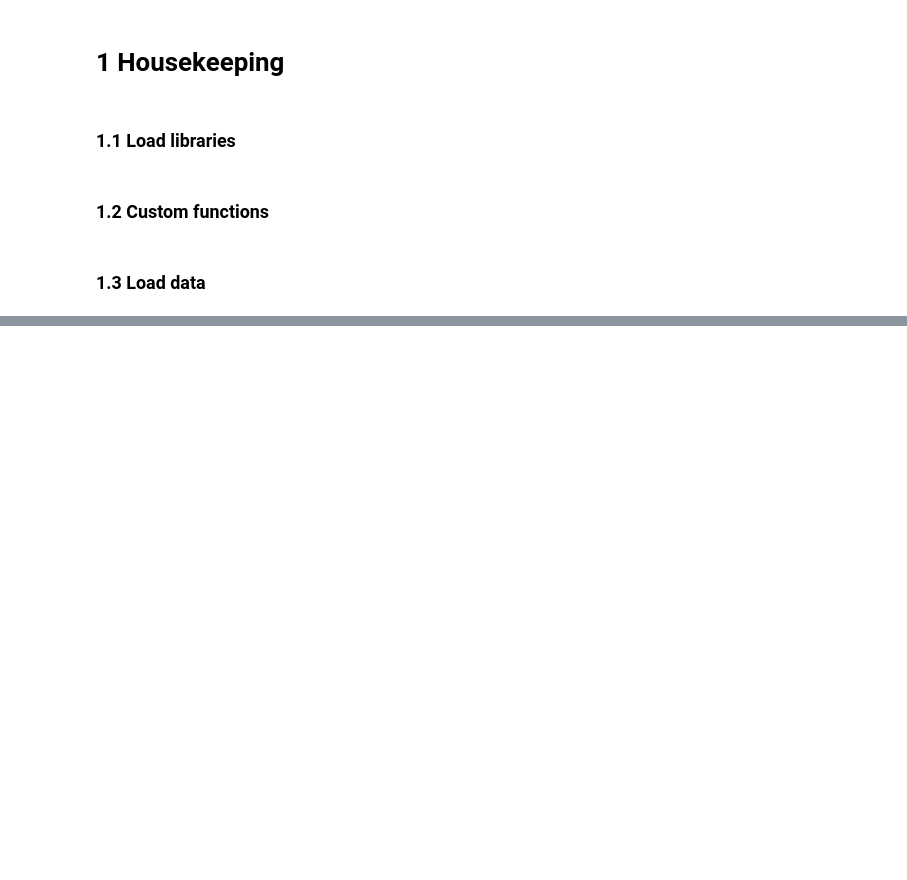
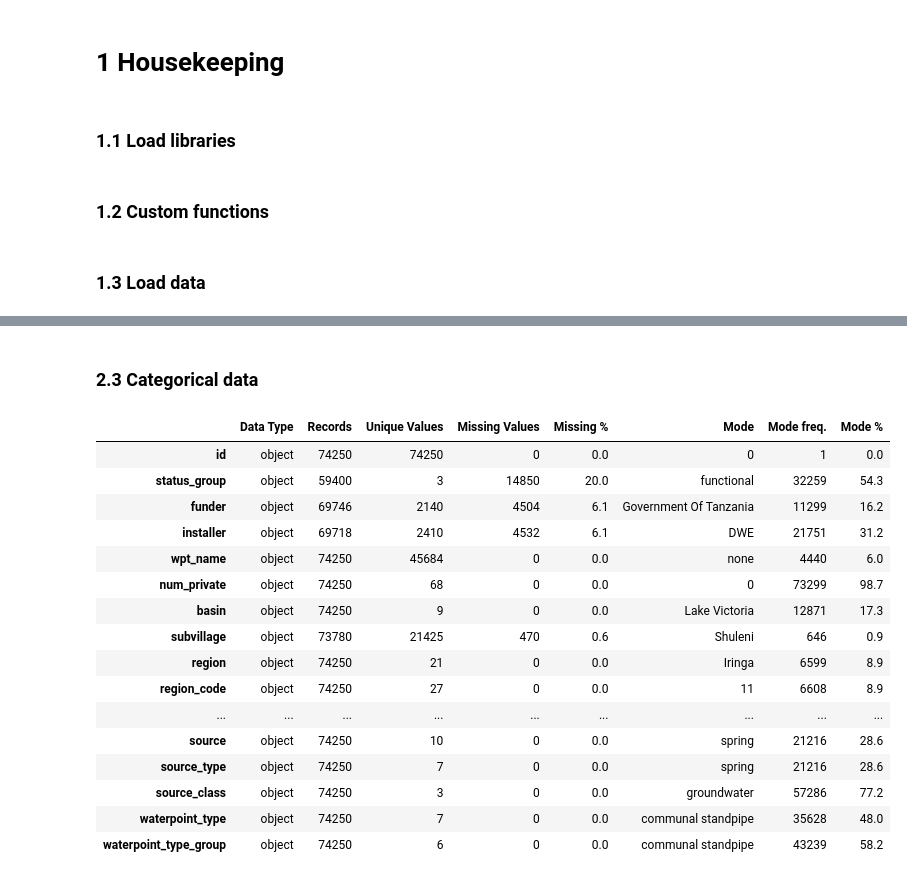
Before and after one commit to BrendaLoznik/waterpumps, a Jupyter notebook: EDA.ipynb, the cells around one changed output, grey strips where cells are left out. Saved outputs shown, nothing was run; the diff lists cells and outputs as text; code cells hidden in the pictures; blank space fills up the shorter version.

```diff
--- a/EDA.ipynb
+++ b/EDA.ipynb
@@ -265,0 +337,23 @@ def duplicate_checker(df):
+# %% [markdown]
+### 2.3 Categorical data
+# %%
+categorical_dqr = categorical_dqr(raw)
+categorical_dqr
+# %% [output]
+|  | Data Type | Records | Unique Values | Missing Values | Missing % | Mode | Mode freq. | Mode % |
+| id | object | 74250 | 74250 | 0 | 0.0 | 0 | 1 | 0.0 |
+| status_group | object | 59400 | 3 | 14850 | 20.0 | functional | 32259 | 54.3 |
+| funder | object | 69746 | 2140 | 4504 | 6.1 | Government Of Tanzania | 11299 | 16.2 |
+| installer | object | 69718 | 2410 | 4532 | 6.1 | DWE | 21751 | 31.2 |
+| wpt_name | object | 74250 | 45684 | 0 | 0.0 | none | 4440 | 6.0 |
+| num_private | object | 74250 | 68 | 0 | 0.0 | 0 | 73299 | 98.7 |
+| basin | object | 74250 | 9 | 0 | 0.0 | Lake Victoria | 12871 | 17.3 |
+| subvillage | object | 73780 | 21425 | 470 | 0.6 | Shuleni | 646 | 0.9 |
+| region | object | 74250 | 21 | 0 | 0.0 | Iringa | 6599 | 8.9 |
+| region_code | object | 74250 | 27 | 0 | 0.0 | 11 | 6608 | 8.9 |
+| ... | ... | ... | ... | ... | ... | ... | ... | ... |
+| source | object | 74250 | 10 | 0 | 0.0 | spring | 21216 | 28.6 |
+| source_type | object | 74250 | 7 | 0 | 0.0 | spring | 21216 | 28.6 |
+| source_class | object | 74250 | 3 | 0 | 0.0 | groundwater | 57286 | 77.2 |
+| waterpoint_type | object | 74250 | 7 | 0 | 0.0 | communal standpipe | 35628 | 48.0 |
+| waterpoint_type_group | object | 74250 | 6 | 0 | 0.0 | communal standpipe | 43239 | 58.2 |
```
Also changed, not shown: parts of 40 cells of this notebook.
